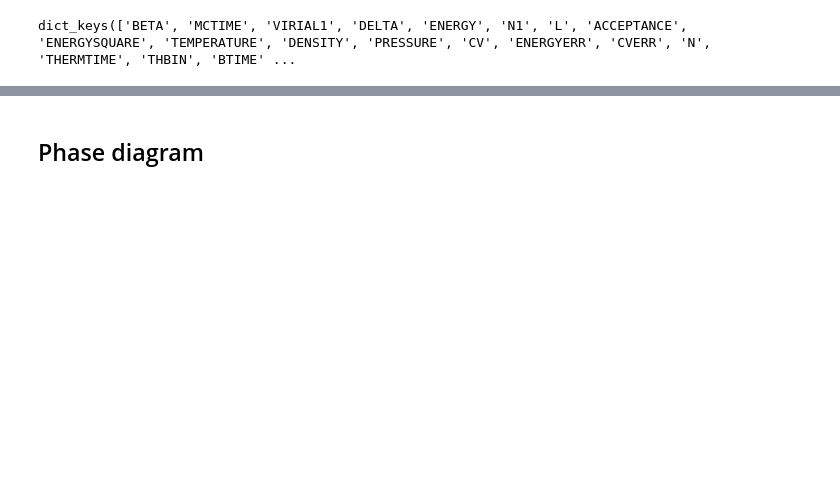
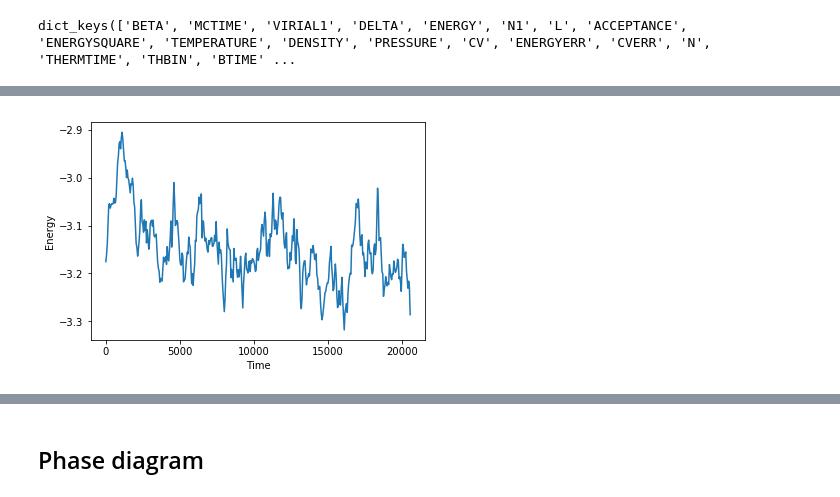
Before and after one commit to suracefm/lennardjonesmc, a Jupyter notebook: LennardJones-Copy1.ipynb, the cells around one changed output, grey strips where cells are left out. Saved outputs shown, nothing was run; the diff lists cells and outputs as text; code cells hidden in the pictures; blank space fills up the shorter version.

```diff
--- a/LennardJones-Copy1.ipynb
+++ b/LennardJones-Copy1.ipynb
@@ -233,0 +286,17 @@ def maxwell_construction(P, V, T, Perr=0, P0err=0.00001):
+# %%
+file_2 = './data/phasediag2/test0085.out'
+simdata_2 = get_mcdata(file_2)
+
+arr_2=np.genfromtxt(file_2, usemask=True, delimiter='\t')
+indmax_2=int(2*simdata_2['THERMTIME']/simdata_2['THBIN'])
+energyth, virth, rhokth = np.transpose(arr_2[:indmax_2])
+# %%
+f, ax = plt.subplots(1,1,figsize=(6,4))
+
+ax.plot(simdata_2['THBIN']*np.arange(len(rhokth)),energyth)
+ax.set_xlabel('Time')
+ax.set_ylabel('Energy')
+
+plt.show()
+# %% [output]
+[figure, added]
```
Also changed, not shown: parts of 65 cells of this notebook, 43 other files.
